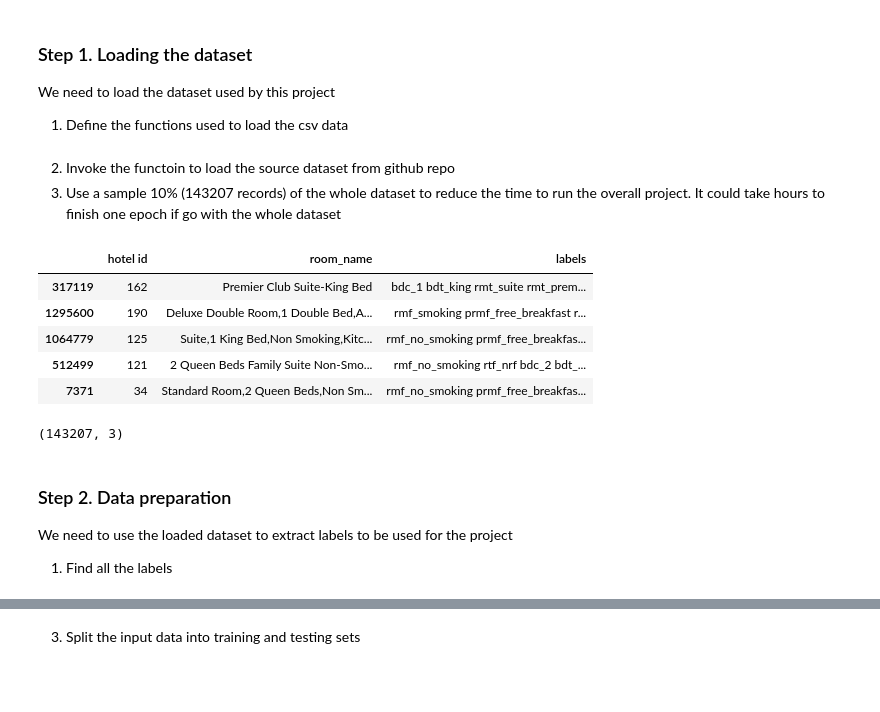
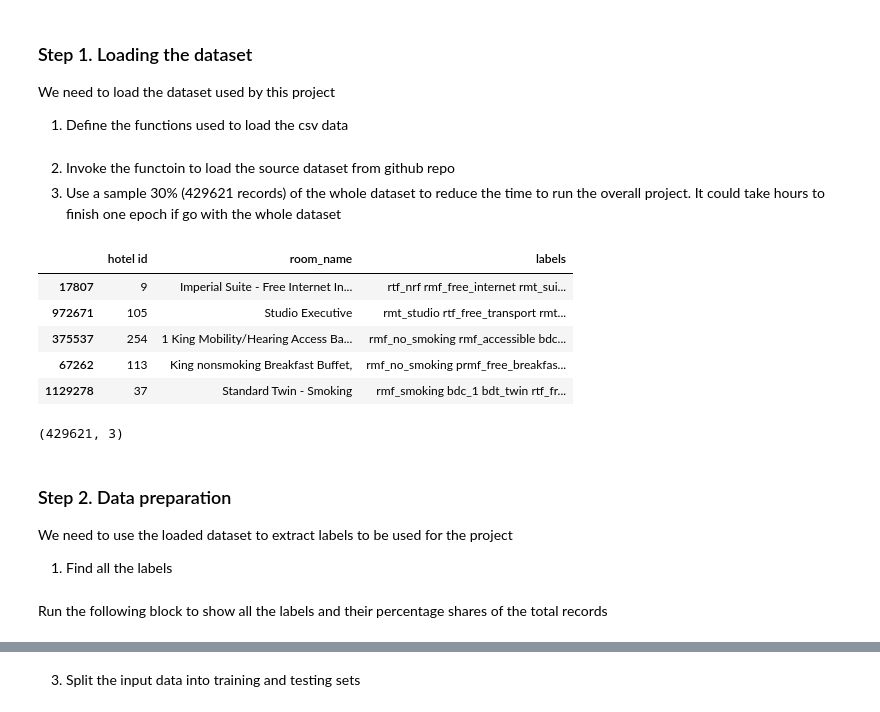
Before and after one commit to x-wing/room-classify, a Jupyter notebook: multi_label_hotel_room_keras.ipynb, the cells around one changed output, grey strips where cells are left out. Cells and saved outputs as stored; diff of their text form; code cells hidden in the pictures; blank space fills up the shorter version.

Commit message:
Update latest project notebook for report

```diff
--- a/multi_label_hotel_room_keras.ipynb
+++ b/multi_label_hotel_room_keras.ipynb
@@ -58,22 +63,22 @@ def split_datasets_with_labels(x, y, t_size=0.2):
     return x_train, x_test, y_train, y_test
 # %% [markdown]
 2. Invoke the functoin to load the source dataset from github repo
-3. Use a sample 10% (143207 records) of the whole dataset to reduce the time to run the overall project. It could take hours to finish one epoch if go with the whole dataset
+3. Use a sample 30% (429621 records) of the whole dataset to reduce the time to run the overall project. It could take hours to finish one epoch if go with the whole dataset
 # %%
 data_df = load_project_datasets()
-data_df = data_df.sample(frac=0.10)
+data_df = data_df.sample(frac=0.30)
 data_df.head()
 # %% [output]
 |  | hotel id | room_name | labels |
-| 317119 | 162 | Premier Club Suite-King Bed | bdc_1 bdt_king rmt_suite rmt_prem... |
-| 1295600 | 190 | Deluxe Double Room,1 Double Bed,A... | rmf_smoking prmf_free_breakfast r... |
-| 1064779 | 125 | Suite,1 King Bed,Non Smoking,Kitc... | rmf_no_smoking prmf_free_breakfas... |
-| 512499 | 121 | 2 Queen Beds Family Suite Non-Smo... | rmf_no_smoking rtf_nrf bdc_2 bdt_... |
-| 7371 | 34 | Standard Room,2 Queen Beds,Non Sm... | rmf_no_smoking prmf_free_breakfas... |
+| 17807 | 9 | Imperial Suite - Free Internet In... | rtf_nrf rmf_free_internet rmt_sui... |
+| 972671 | 105 | Studio Executive | rmt_studio rtf_free_transport rmt... |
+| 375537 | 254 | 1 King Mobility/Hearing Access Ba... | rmf_no_smoking rmf_accessible bdc... |
+| 67262 | 113 | King nonsmoking Breakfast Buffet, | rmf_no_smoking prmf_free_breakfas... |
+| 1129278 | 37 | Standard Twin - Smoking | rmf_smoking bdc_1 bdt_twin rtf_fr... |
 # %%
 data_df.shape
 # %% [output]
-(143207, 3)
+(429621, 3)
 # %% [markdown]
 ### Step 2. Data preparation
 
@@ -86,3 +91,5 @@ number_of_class = 10
 top_labels = Counter(" ".join(data_df["labels"]).split()).most_common(number_of_class)
 labels_dict = dict(top_labels)
 labels = labels_dict.keys()
+# %% [markdown]
+Run the following block to show all the labels and their percentage shares of the total records
```
Also changed, not shown: parts of 36 cells of this notebook.
